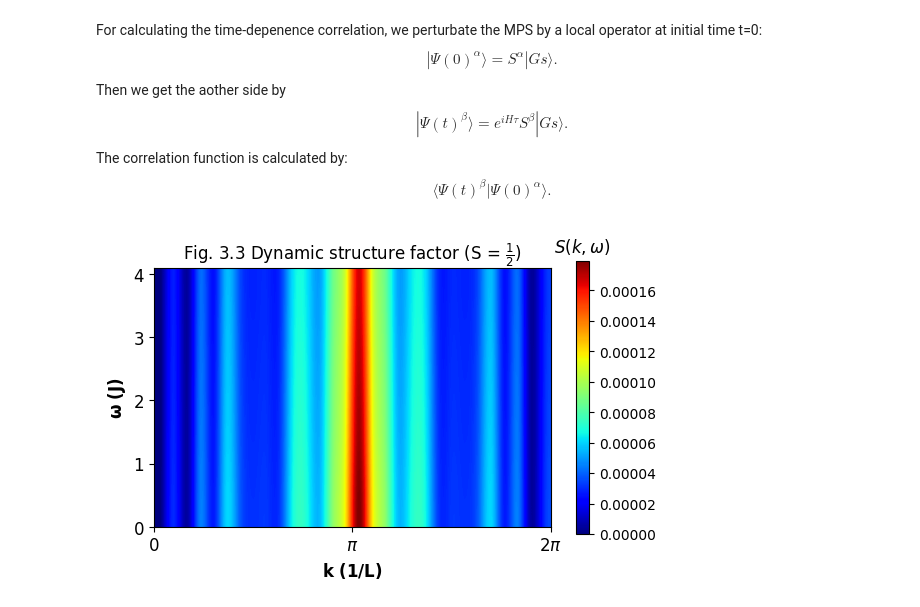
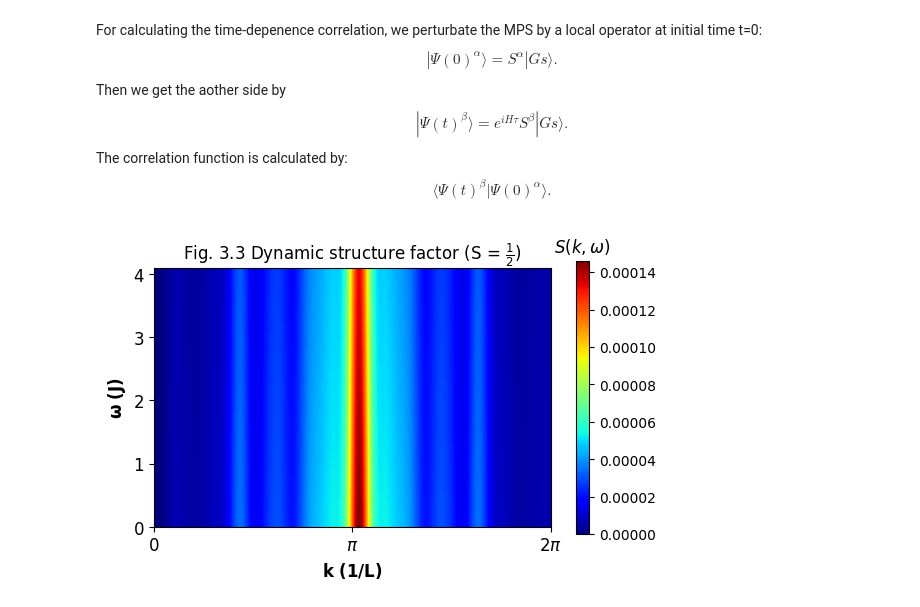
Before and after one commit to DavidGoing/DMRG, a Jupyter notebook: DMRG_TEBD.ipynb, the cells around one changed output. Drawn from its saved outputs; the diff is of its cells as text; code cells hidden in the pictures.

```diff
--- a/DMRG_TEBD.ipynb
+++ b/DMRG_TEBD.ipynb
@@ -468,7 +468,7 @@ def check_othogonal(MPS):
 print("Normalizatin check of Ground state",state_overlap(Gs,Gs))
 
 tau =0.01 # 0.02
-time_slice = 2000 # 600
+time_slice = 1200 # 600
 Evolution_Sz = np.zeros((time_slice+1,N),dtype=complex)
 Correlaion_SpSm = np.zeros((time_slice+1,N),dtype=complex)
 
@@ -635,31 +635,30 @@ $$
 # %%
 phase_factor = [np.exp(Energy*1j*tau*i) for i in range(-time_slice,time_slice+1)]
 
 Correlation = np.transpose(np.array(Correlaion_SpSm))
 Correlation = np.concatenate((np.flip(Correlation[:, 1:].conjugate(), axis=1), Correlation), axis=1)
 Correlation = Correlation @ np.diag(phase_factor)
-Spec = np.absolute(np.fft.fft2(Correlation))
+Correlation = np.fft.ifftshift(Correlation, axes=1)
+Spec = np.absolute(np.fft.fft(np.fft.ifft(Correlation, axis=1), axis=0))
 Spec = Spec/np.size(Spec)
-Spec = Spec[:, 1:int(tau*time_slice)]
+Spec = Spec[:, 0:int(4.0 * tau * (2 * time_slice + 1) / (2 * np.pi)) + 1]
 NumOmega = np.shape(Spec)[1]
-K = np.outer(np.linspace(0, np.pi * 2, N), np.ones(NumOmega))
-W = np.outer(np.ones(N), np.linspace(0, NumOmega * np.pi / (tau * time_slice), NumOmega))
 fig, ax = plt.subplots()
 im = ax.imshow(abs(Spec).T, interpolation='Spline36', cmap="jet",
                origin='lower', extent=[0,2*np.pi,0,4.1],
                vmax=abs(Spec).max(), vmin=0)
 
 plt.xticks([0,np.pi,2*np.pi],['0',r"$\pi$",r"$2\pi$"],fontsize = 12)
 plt.xlabel(r'$\mathbf{k \ (1/L)}$',fontsize = 12)
 plt.yticks([0,1,2,3,4],fontsize = 12)
 plt.ylabel(r'$\mathbf{\omega \ (J)}$',fontsize = 12)
 cbar = fig.colorbar(im, ax=ax,shrink = 0.74)
 # cbar.set_label(r'$S(k,\omega)$')
 cbar.ax.set_title(r'$S(k,\omega)$')
 # cbar.ax.yaxis.set_label_coords(5.4, 0.5)
 # cbar.ax.yaxis.label.set_rotation(270)
 
 ax.set_title(r'Fig. 3.3 Dynamic structure factor (S = $\frac{1}{2}$)')
 plt.show()
 # %% [output]
-[figure, old version]
+[figure, new version]
```
Also changed, not shown: parts of 2 cells of this notebook.
